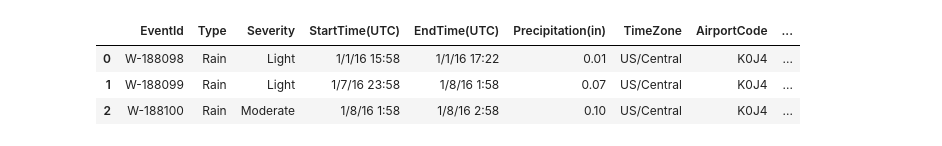
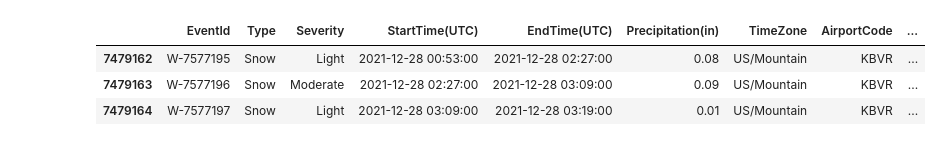
Before and after one commit to Skc69/MEMT680-, a Jupyter notebook: MEM_T680_Final_Project.ipynb, the cells around one changed output. Cells and saved outputs as stored; diff of their text form; code cells hidden in the pictures.

```diff
--- a/MEM_T680_Final_Project.ipynb
+++ b/MEM_T680_Final_Project.ipynb
@@ -3,35 +3,18 @@
 # %%
 import numpy as np
 import pandas as pd
 
 import seaborn as sns
 import matplotlib.pyplot as plt
 import plotly.graph_objects as go
 import plotly.express as px
 from plotly.subplots import make_subplots
 import folium
 
-df = pd.read_csv("..//content/WeatherEvents_Jan2016-Dec2021.csv")
-df.head(3)
-
-# print(df.isna().sum())
-# print("\nHighest null ratio value of dataset column: 'ZipCode'")
-# df.ZipCode.isna().sum() / len(df)
-
-# df = df.dropna()
-# df.Type.value_counts()
-# df.Severity.value_counts()
-
-# datetimeFormat = '%Y/%m/%d %H:%M:S'
-# df['End']=pd.to_datetime(df['EndTime(UTC)'], format=datetimeFormat)
-# df['Start']=pd.to_datetime(df['StartTime(UTC)'], format=datetimeFormat)
-# df['Duration']=df['End']-df['Start']
-# df['Duration'] = df['Duration'].dt.total_seconds()
-# df['Duration'] = df['Duration'] / (60*60) # Converting to hours
-# df = df[(df['Duration']< 30*24) & (df['Duration'] > 0)] # More than 30 days or less than 0 hours discard.
-# df.tail(3)
+df = pd.read_csv("..//content/WeatherEvents_Jan2016-Dec2021.csv.zip")
+df.tail(3)
 # %% [output]
 |  | EventId | Type | Severity | StartTime(UTC) | EndTime(UTC) | Precipitation(in) | TimeZone | AirportCode | ... |
-| 0 | W-188098 | Rain | Light | 1/1/16 15:58 | 1/1/16 17:22 | 0.01 | US/Central | K0J4 | ... |
-| 1 | W-188099 | Rain | Light | 1/7/16 23:58 | 1/8/16 1:58 | 0.07 | US/Central | K0J4 | ... |
-| 2 | W-188100 | Rain | Moderate | 1/8/16 1:58 | 1/8/16 2:58 | 0.10 | US/Central | K0J4 | ... |
+| 7479162 | W-7577195 | Snow | Light | 2021-12-28 00:53:00 | 2021-12-28 02:27:00 | 0.08 | US/Mountain | KBVR | ... |
+| 7479163 | W-7577196 | Snow | Moderate | 2021-12-28 02:27:00 | 2021-12-28 03:09:00 | 0.09 | US/Mountain | KBVR | ... |
+| 7479164 | W-7577197 | Snow | Light | 2021-12-28 03:09:00 | 2021-12-28 03:19:00 | 0.01 | US/Mountain | KBVR | ... |
```
Also changed, not shown: parts of 21 cells of this notebook.
